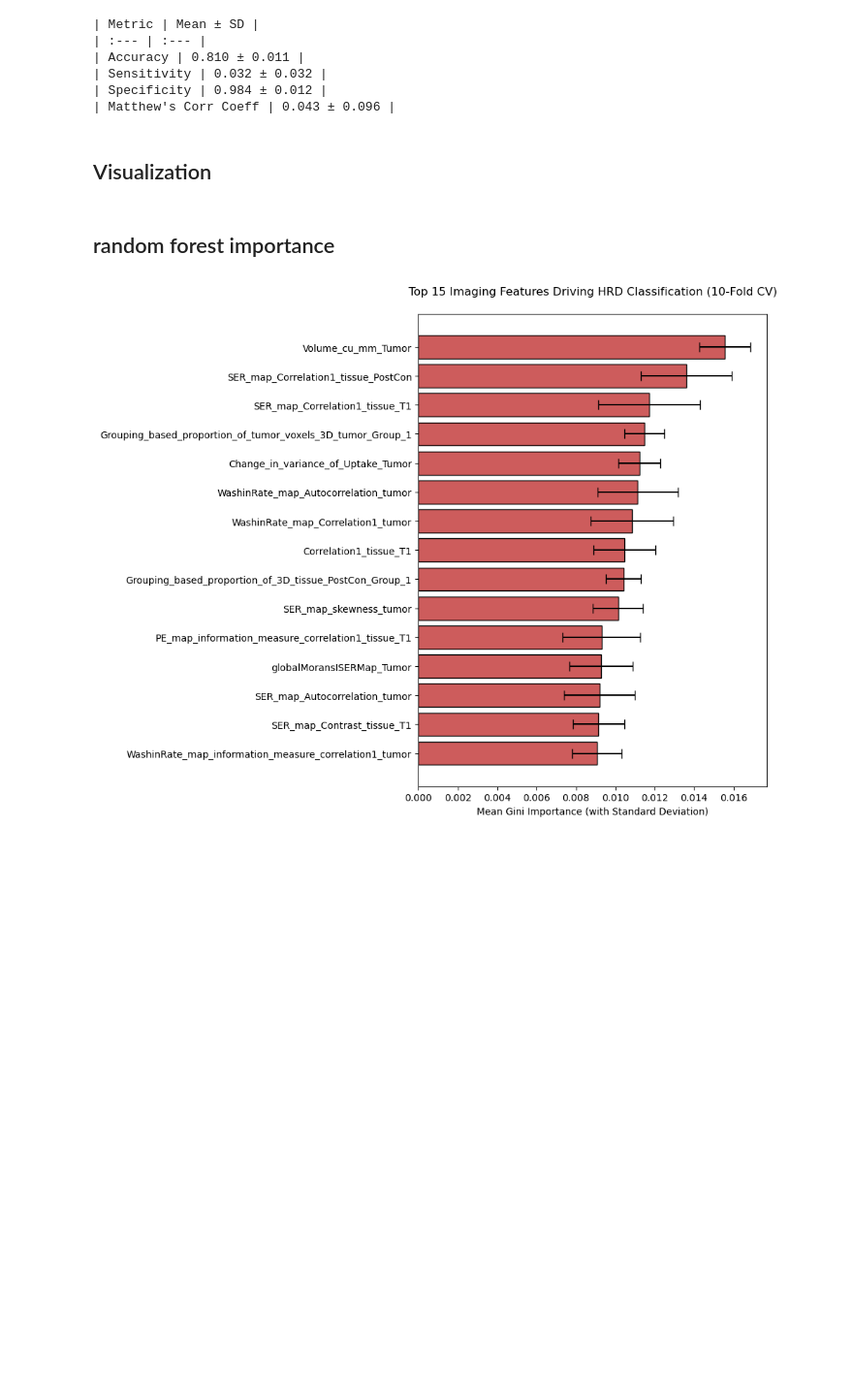
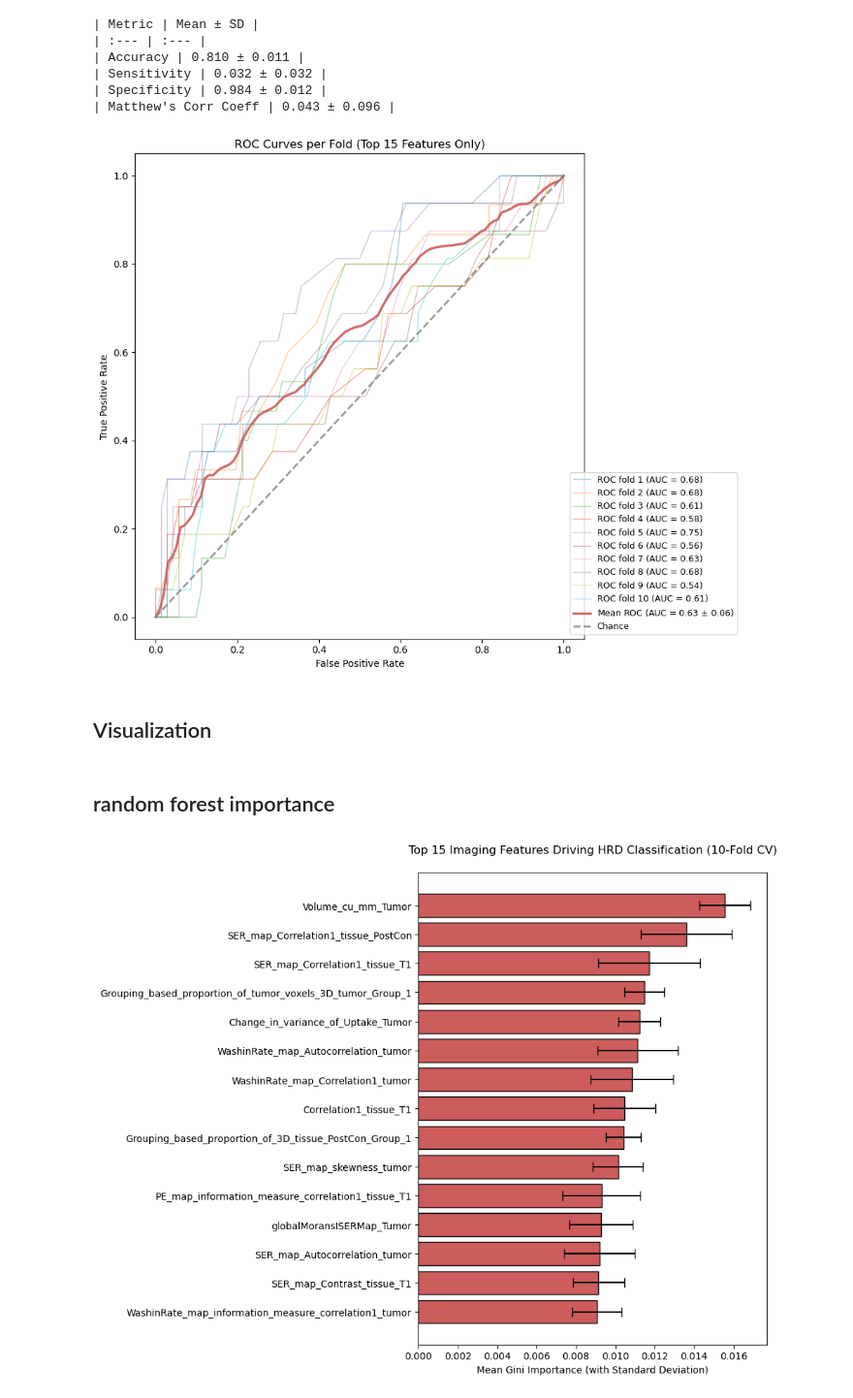
Before and after one commit to ari-jpg/hunag-lab-assessment, a Jupyter notebook: random_forest_classification.ipynb, the cells around one changed output. Shown at 97% size. Saved outputs shown, nothing was run; the diff lists cells and outputs as text; code cells hidden in the pictures; blank space fills up the shorter version.

Commit message:
add figures from initial analysis (PCA and UMAP, clustermap, roc, feat imp)

```diff
--- a/random_forest_classification.ipynb
+++ b/random_forest_classification.ipynb
@@ -103,6 +103,70 @@ for name, mean_val, std_val in metrics_data:
 | Sensitivity | 0.032 ± 0.032 |
 | Specificity | 0.984 ± 0.012 |
 | Matthew's Corr Coeff | 0.043 ± 0.096 |
+# %%
+# roc cuvres
+
+# 1. Subset data to ONLY the top 15 features
+X_top = X[top_15_features]
+
+# 2. Re-initialize the EXACT same CV splits and a new RF model
+cv = StratifiedKFold(n_splits=10, shuffle=True, random_state=42)
+rf_top = RandomForestClassifier(n_estimators=100, random_state=42)
+
+# 3. Setup the ROC plot
+fig, ax = plt.subplots(figsize=(10, 8))
+
+tprs = []
+aucs = []
+mean_fpr = np.linspace(0, 1, 100)
+
+# 4. Loop through the folds, train, predict probabilities, and plot
+for fold, (train_idx, test_idx) in enumerate(cv.split(X_top, y)):
+    # Train
+    rf_top.fit(X_top.iloc[train_idx], y.iloc[train_idx])
+
+    # Predict probabilities for the positive class (1)
+    y_prob = rf_top.predict_proba(X_top.iloc[test_idx])[:, 1]
+
+    # Compute ROC curve and AUC
+    fpr, tpr, _ = roc_curve(y.iloc[test_idx], y_prob)
+    roc_auc = auc(fpr, tpr)
+    aucs.append(roc_auc)
+
+    # Interpolate to get a smooth mean curve later
+    interp_tpr = np.interp(mean_fpr, fpr, tpr)
+    interp_tpr[0] = 0.0
+    tprs.append(interp_tpr)
+
+    # Plot this specific fold's ROC curve (lightly colored)
+    ax.plot(fpr, tpr, lw=1, alpha=0.4,
+            label=f"ROC fold {fold + 1} (AUC = {roc_auc:.2f})")
+
+# 5. Plot the Mean ROC Curve
+mean_tpr = np.mean(tprs, axis=0)
+mean_tpr[-1] = 1.0
+mean_auc = auc(mean_fpr, mean_tpr)
+std_auc = np.std(aucs)
+
+ax.plot(mean_fpr, mean_tpr, color='indianred',
+        label=r'Mean ROC (AUC = %0.2f $\pm$ %0.2f)' % (mean_auc, std_auc),
+        lw=2.5, alpha=0.9)
+
+# Plot the chance diagonal (50/50 guess)
+ax.plot([0, 1], [0, 1], linestyle='--', lw=2, color='gray', label='Chance', alpha=0.8)
+
+# Formatting
+ax.set(xlim=[-0.05, 1.05], ylim=[-0.05, 1.05],
+       title="ROC Curves per Fold (Top 15 Features Only)",
+       xlabel="False Positive Rate",
+       ylabel="True Positive Rate")
+ax.legend(loc="lower right", fontsize=9, bbox_to_anchor=(1.35, 0))
+
+plt.tight_layout()
+plt.savefig('results/roc_curves_top_15_features.png', dpi=300, bbox_inches='tight')
+plt.show()
+# %% [output]
+[figure, added]
 # %% [markdown]
 ## Visualization
 # %% [markdown]
```
Also changed, not shown: parts of 3 cells of this notebook, 5 other files.
